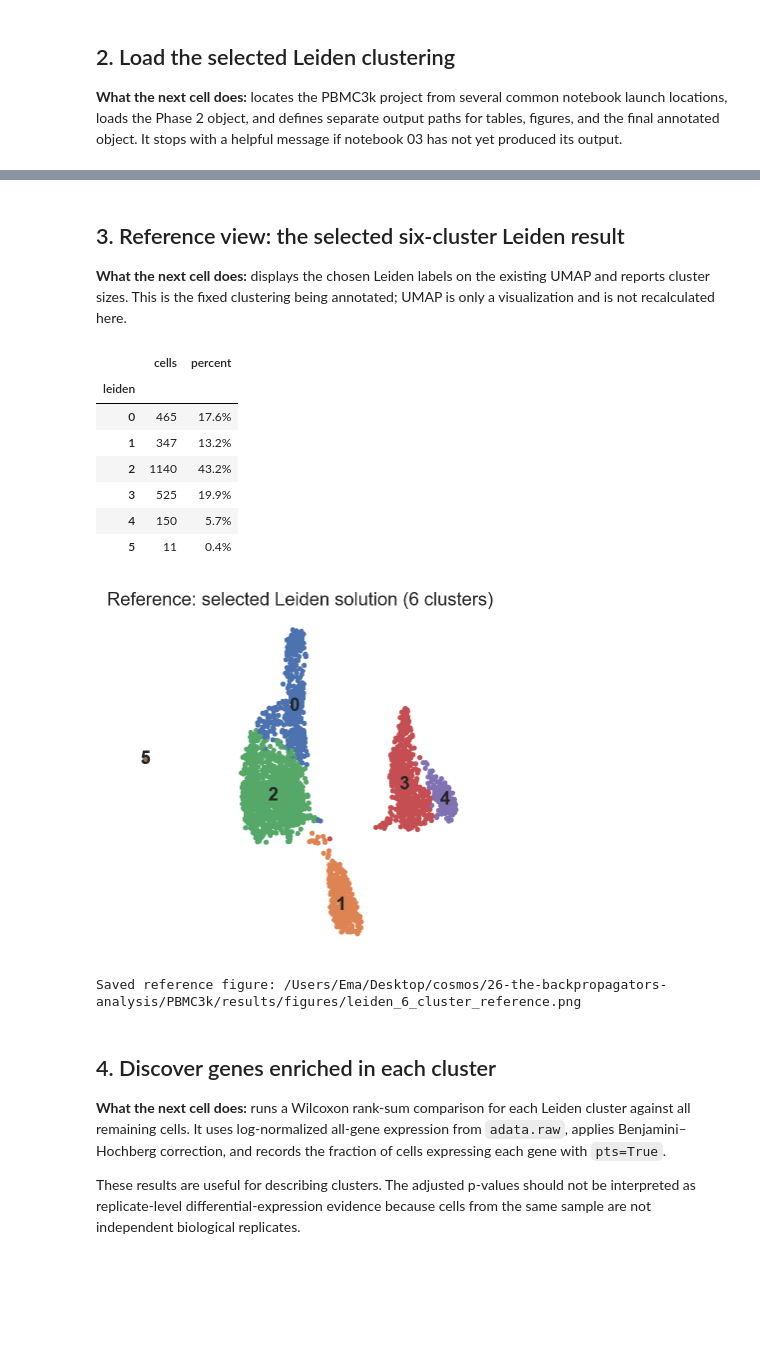
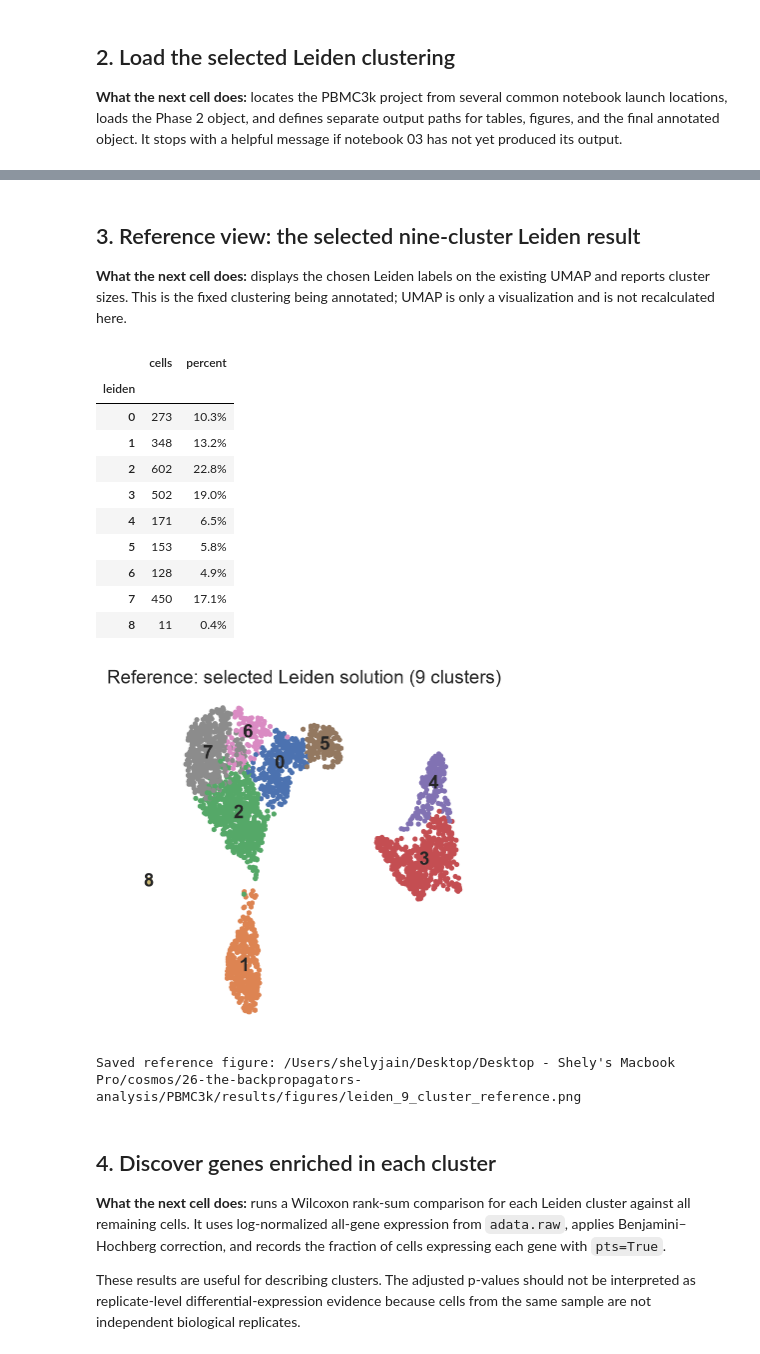
Before and after one commit to ucd-cosmos-data/26-the-backpropagators-analysis, a Jupyter notebook: PBMC3k/notebooks/04_marker_gene_discovery.ipynb, the cells around one changed output, grey strips where cells are left out. Saved outputs shown, nothing was run; the diff lists cells and outputs as text; code cells hidden in the pictures; blank space fills up the shorter version.

Commit message:
eda and pca complete with the fixed leiden, knn, cluster size changes, added marker gene discovery

```diff
--- a/PBMC3k/notebooks/04_marker_gene_discovery.ipynb
+++ b/PBMC3k/notebooks/04_marker_gene_discovery.ipynb
@@ -123,43 +123,46 @@ Validated Leiden reference: 6 clusters ['0', '1', '2', '3', '4', '5']
 Cells: 2,638; genes available for marker testing: 13,656
 # %% [markdown]
-## 3. Reference view: the selected six-cluster Leiden result
+## 3. Reference view: the selected nine-cluster Leiden result
 
 **What the next cell does:** displays the chosen Leiden labels on the existing UMAP and reports cluster sizes. This is the fixed clustering being annotated; UMAP is only a visualization and is not recalculated here.
 # %%
 cluster_sizes = adata.obs["leiden"].value_counts().sort_index().rename("cells").to_frame()
 cluster_sizes["percent"] = 100 * cluster_sizes["cells"] / adata.n_obs
 display(cluster_sizes.style.format({"percent": "{:.1f}%"}))
 
 sc.pl.umap(
     adata,
     color="leiden",
     legend_loc="on data",
-    title="Reference: selected Leiden solution (6 clusters)",
+    title="Reference: selected Leiden solution (9 clusters)",
     save=False,
 )
 
-reference_figure = FIGURES / "leiden_6_cluster_reference.png"
+reference_figure = FIGURES / "leiden_9_cluster_reference.png"
 axis = sc.pl.umap(
     adata,
     color="leiden",
     legend_loc="on data",
-    title="Reference: selected Leiden solution (6 clusters)",
+    title="Reference: selected Leiden solution (9 clusters)",
     show=False,
 )
 axis.figure.savefig(reference_figure, dpi=200, bbox_inches="tight")
 plt.close(axis.figure)
 print("Saved reference figure:", reference_figure)
 # %% [output]
 |  | cells | percent |
 | leiden |  |  |
-| 0 | 465 | 17.6% |
-| 1 | 347 | 13.2% |
-| 2 | 1140 | 43.2% |
-| 3 | 525 | 19.9% |
-| 4 | 150 | 5.7% |
-| 5 | 11 | 0.4% |
+| 0 | 273 | 10.3% |
+| 1 | 348 | 13.2% |
+| 2 | 602 | 22.8% |
+| 3 | 502 | 19.0% |
+| 4 | 171 | 6.5% |
+| 5 | 153 | 5.8% |
+| 6 | 128 | 4.9% |
+| 7 | 450 | 17.1% |
+| 8 | 11 | 0.4% |
-[figure, old version]
+[figure, new version]
-Saved reference figure: /Users/Ema/Desktop/cosmos/26-the-backpropagators-analysis/PBMC3k/results/figures/leiden_6_cluster_reference.png
+Saved reference figure: /Users/shelyjain/Desktop/Desktop - Shely's Macbook Pro/cosmos/26-the-backpropagators-analysis/PBMC3k/results/figures/leiden_9_cluster_reference.png
 # %% [markdown]
 ## 4. Discover genes enriched in each cluster
 
```
Also changed, not shown: parts of 18 cells of this notebook, 7 other files.
